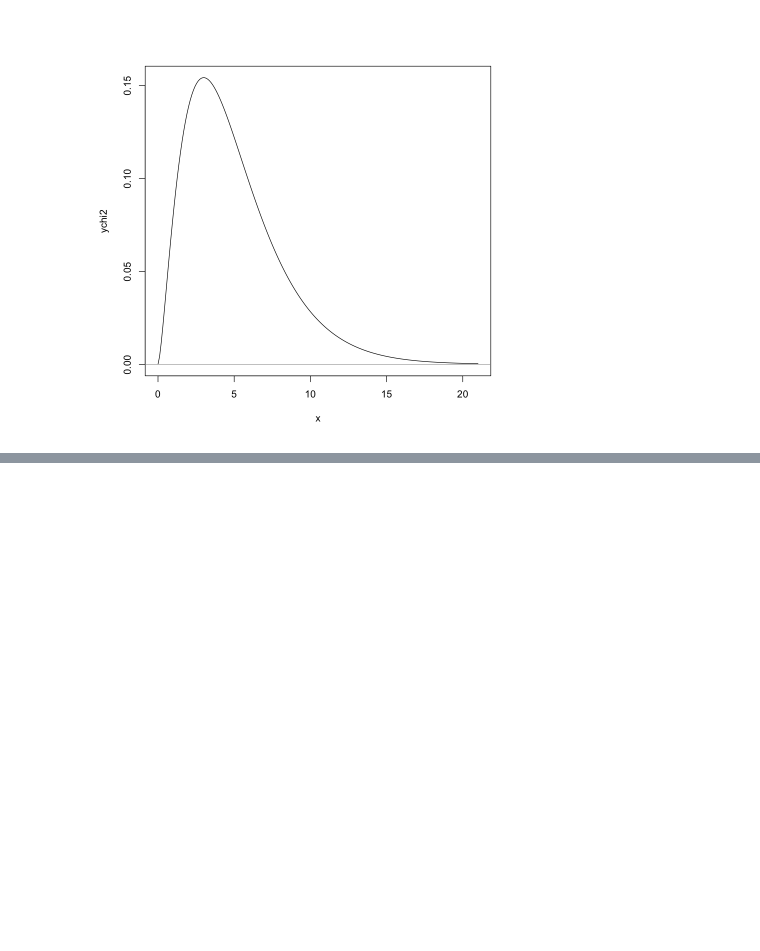
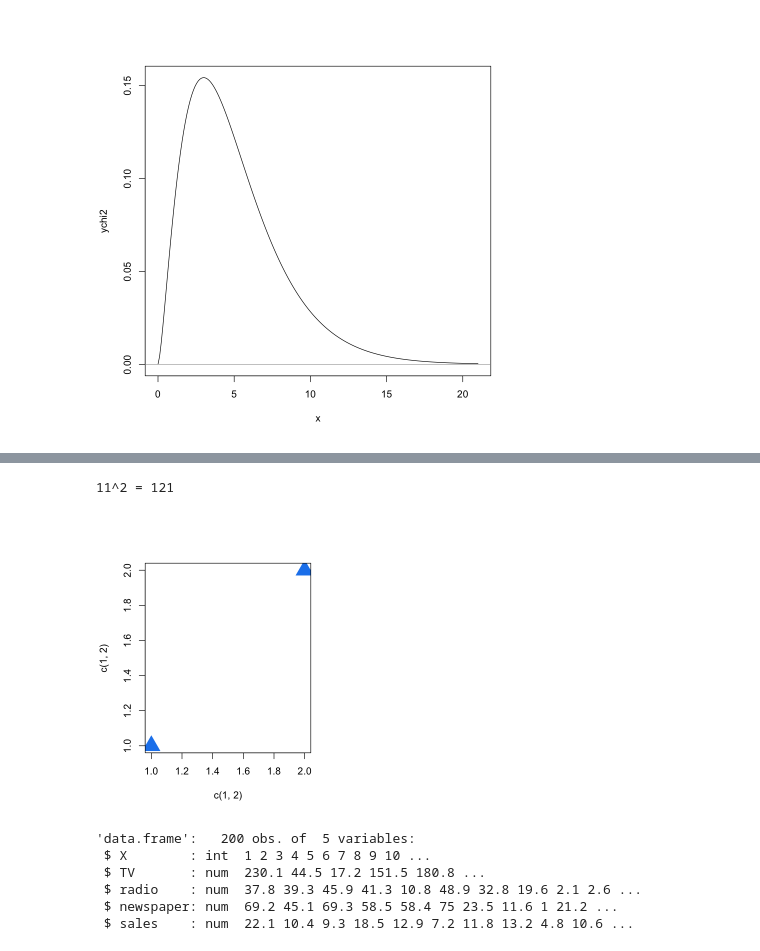
Before and after one commit to jhjeong314/mytest, a Jupyter notebook: chisq.ipynb, the cells around one changed output, grey strips where cells are left out. Saved outputs shown, nothing was run; the diff lists cells and outputs as text; code cells hidden in the pictures; blank space fills up the shorter version.

```diff
--- a/chisq.ipynb
+++ b/chisq.ipynb
@@ -7,3 +7,22 @@ abline(h=0, col="#aaaaaa")
 [figure]
 # %% [markdown]
 ![fresh start programming](./OOP.jpg)
+# %%
+source('./util.R')
+
+options(repr.plot.width=4, repr.plot.height=5)
+plot(c(1,2),c(1,2),col=myblue,pch=17,cex=3)
+cat("11^2 =", my_square(11), "\n")
+# %% [output]
+11^2 = 121
+[figure, added]
+# %%
+Advertising = read.csv("./Advertising.csv")
+str(Advertising)
+# %% [output]
+'data.frame':   200 obs. of  5 variables:
+ $ X        : int  1 2 3 4 5 6 7 8 9 10 ...
+ $ TV       : num  230.1 44.5 17.2 151.5 180.8 ...
+ $ radio    : num  37.8 39.3 45.9 41.3 10.8 48.9 32.8 19.6 2.1 2.6 ...
+ $ newspaper: num  69.2 45.1 69.3 58.5 58.4 75 23.5 11.6 1 21.2 ...
+ $ sales    : num  22.1 10.4 9.3 18.5 12.9 7.2 11.8 13.2 4.8 10.6 ...
```
Also changed, not shown: 2 other files.
